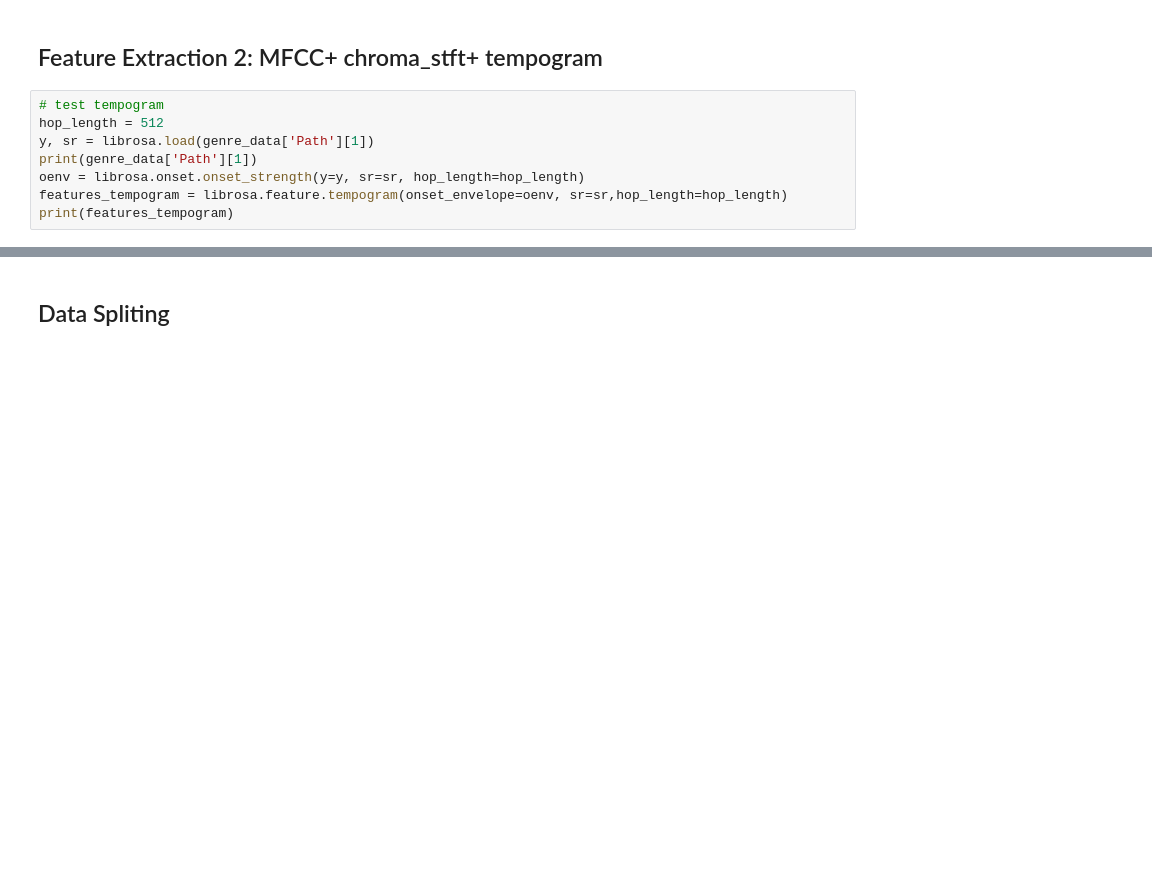
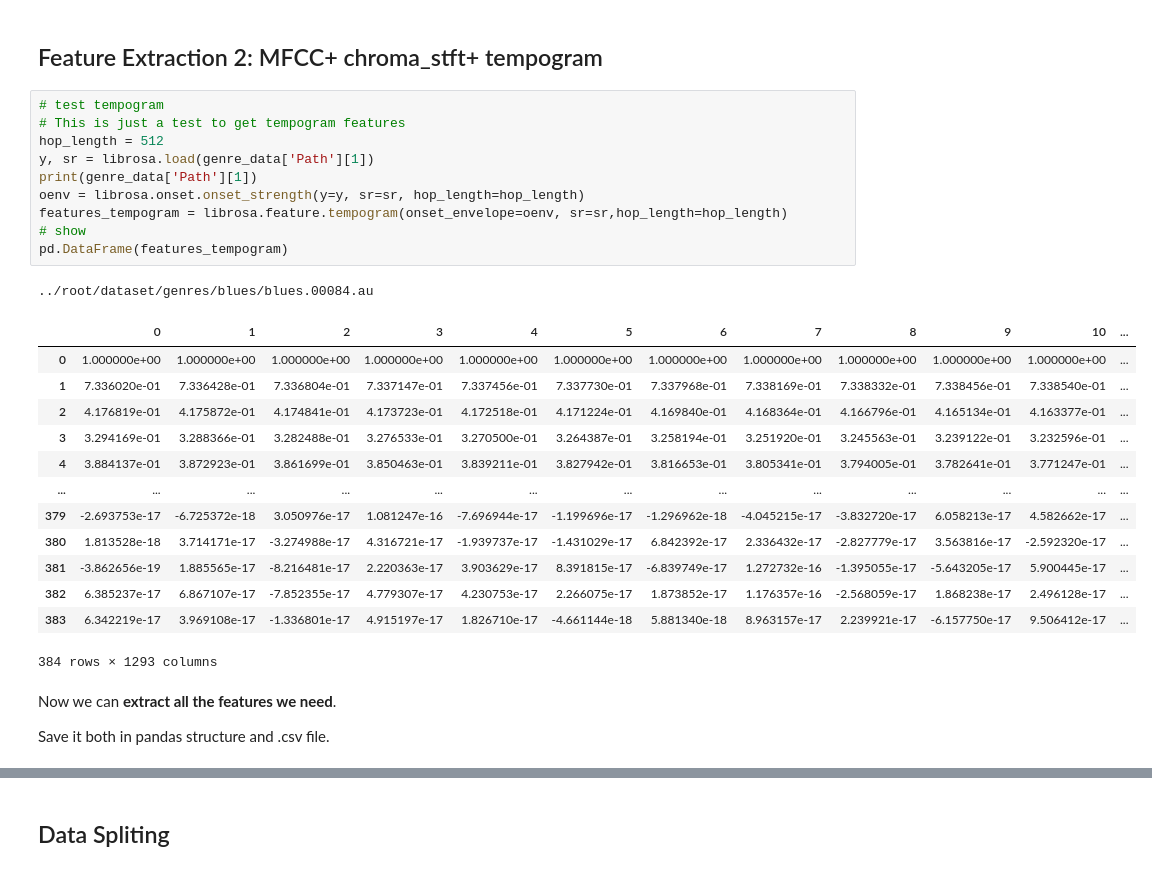
Before and after one commit to yilin10/MusicalGenreClassification, a Jupyter notebook: Assignment1.ipynb, the cells around one changed output, grey strips where cells are left out. Drawn from its saved outputs; the diff is of its cells as text; blank space fills up the shorter version.

```diff
--- a/Assignment1.ipynb
+++ b/Assignment1.ipynb
@@ -159,12 +166,33 @@ we are able to analysis the genral information and store the data result we need
 ## Feature Extraction 2: MFCC+ chroma_stft+ tempogram
 # %%
 # test tempogram
+# This is just a test to get tempogram features
 hop_length = 512
 y, sr = librosa.load(genre_data['Path'][1])
 print(genre_data['Path'][1])
 oenv = librosa.onset.onset_strength(y=y, sr=sr, hop_length=hop_length)
 features_tempogram = librosa.feature.tempogram(onset_envelope=oenv, sr=sr,hop_length=hop_length)
-print(features_tempogram)
+# show
+pd.DataFrame(features_tempogram)
+# %% [output]
+../root/dataset/genres/blues/blues.00084.au
+|  | 0 | 1 | 2 | 3 | 4 | 5 | 6 | 7 | 8 | 9 | 10 | ... |
+| 0 | 1.000000e+00 | 1.000000e+00 | 1.000000e+00 | 1.000000e+00 | 1.000000e+00 | 1.000000e+00 | 1.000000e+00 | 1.000000e+00 | 1.000000e+00 | 1.000000e+00 | 1.000000e+00 | ... |
+| 1 | 7.336020e-01 | 7.336428e-01 | 7.336804e-01 | 7.337147e-01 | 7.337456e-01 | 7.337730e-01 | 7.337968e-01 | 7.338169e-01 | 7.338332e-01 | 7.338456e-01 | 7.338540e-01 | ... |
+| 2 | 4.176819e-01 | 4.175872e-01 | 4.174841e-01 | 4.173723e-01 | 4.172518e-01 | 4.171224e-01 | 4.169840e-01 | 4.168364e-01 | 4.166796e-01 | 4.165134e-01 | 4.163377e-01 | ... |
+| 3 | 3.294169e-01 | 3.288366e-01 | 3.282488e-01 | 3.276533e-01 | 3.270500e-01 | 3.264387e-01 | 3.258194e-01 | 3.251920e-01 | 3.245563e-01 | 3.239122e-01 | 3.232596e-01 | ... |
+| 4 | 3.884137e-01 | 3.872923e-01 | 3.861699e-01 | 3.850463e-01 | 3.839211e-01 | 3.827942e-01 | 3.816653e-01 | 3.805341e-01 | 3.794005e-01 | 3.782641e-01 | 3.771247e-01 | ... |
+| ... | ... | ... | ... | ... | ... | ... | ... | ... | ... | ... | ... | ... |
+| 379 | -2.693753e-17 | -6.725372e-18 | 3.050976e-17 | 1.081247e-16 | -7.696944e-17 | -1.199696e-17 | -1.296962e-18 | -4.045215e-17 | -3.832720e-17 | 6.058213e-17 | 4.582662e-17 | ... |
+| 380 | 1.813528e-18 | 3.714171e-17 | -3.274988e-17 | 4.316721e-17 | -1.939737e-17 | -1.431029e-17 | 6.842392e-17 | 2.336432e-17 | -2.827779e-17 | 3.563816e-17 | -2.592320e-17 | ... |
+| 381 | -3.862656e-19 | 1.885565e-17 | -8.216481e-17 | 2.220363e-17 | 3.903629e-17 | 8.391815e-17 | -6.839749e-17 | 1.272732e-16 | -1.395055e-17 | -5.643205e-17 | 5.900445e-17 | ... |
+| 382 | 6.385237e-17 | 6.867107e-17 | -7.852355e-17 | 4.779307e-17 | 4.230753e-17 | 2.266075e-17 | 1.873852e-17 | 1.176357e-16 | -2.568059e-17 | 1.868238e-17 | 2.496128e-17 | ... |
+| 383 | 6.342219e-17 | 3.969108e-17 | -1.336801e-17 | 4.915197e-17 | 1.826710e-17 | -4.661144e-18 | 5.881340e-18 | 8.963157e-17 | 2.239921e-17 | -6.157750e-17 | 9.506412e-17 | ... |
+384 rows × 1293 columns
+# %% [markdown]
+Now we can **extract all the features we need**.
+
+Save it both in pandas structure and .csv file.
 # %%
 # save MFCC feature in features.csv
 mfcc_list = []
```
Also changed, not shown: parts of 15 cells of this notebook.
